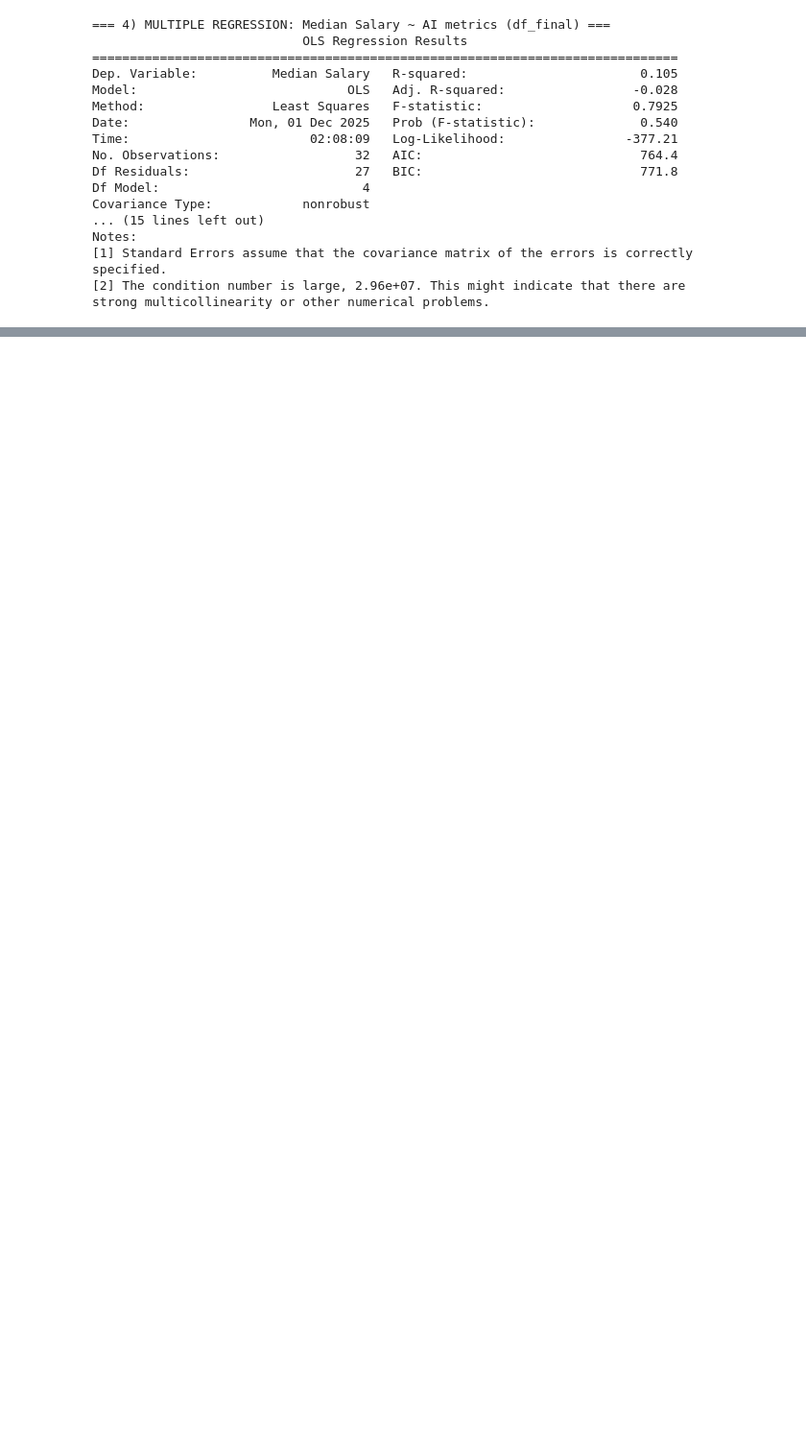
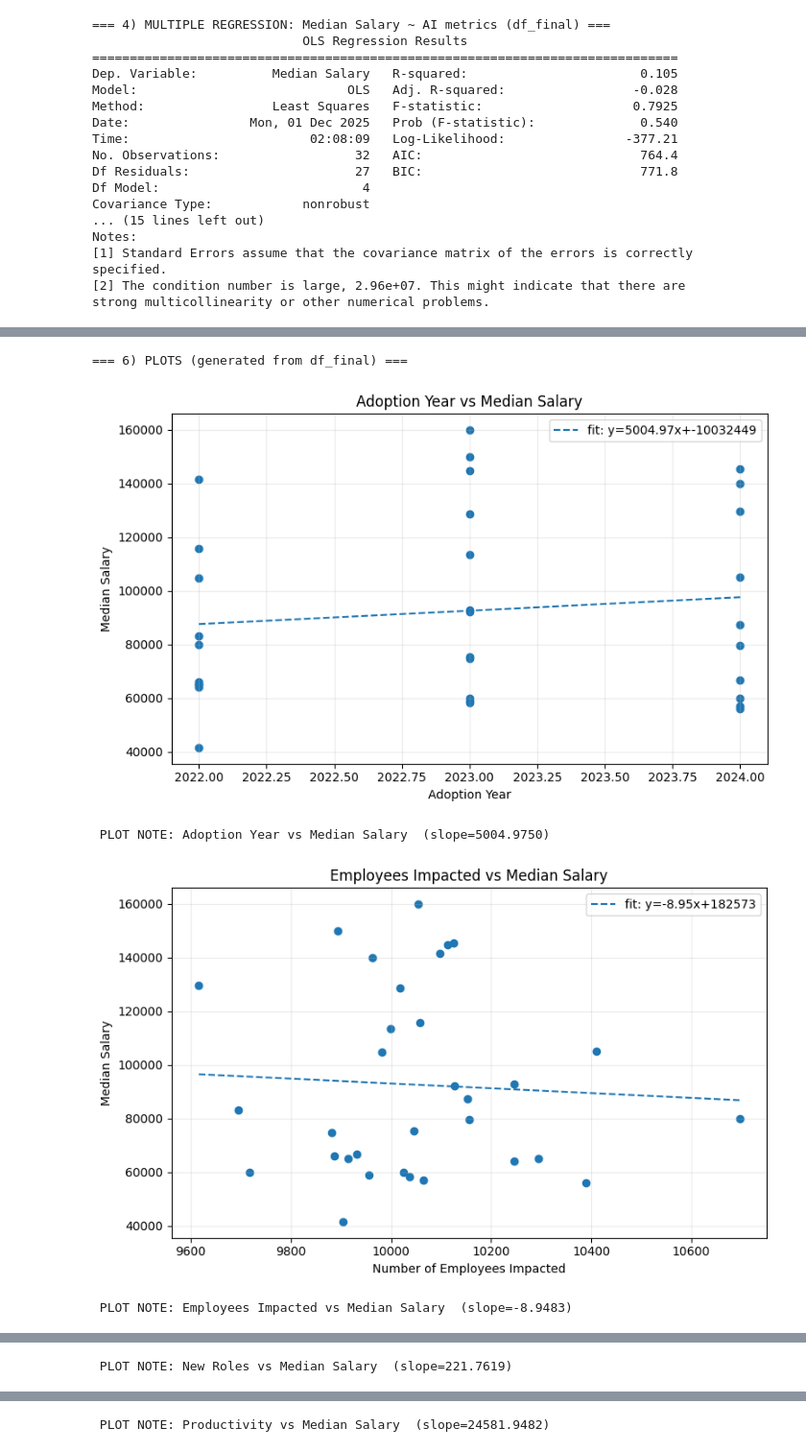
Before and after one commit to nchaubey12/NeuralMET, a Jupyter notebook: notebook/nueramet.ipynb, the cells around one changed output, grey strips where cells are left out. Shown: that part at 96% size. Cells and saved outputs as stored; diff of their text form; code cells hidden in the pictures; blank space fills up the shorter version.

```diff
--- a/notebook/nueramet.ipynb
+++ b/notebook/nueramet.ipynb
@@ -632,0 +841,50 @@ INSIGHT:
+# %%
+print("\n=== 6) PLOTS (generated from df_final) ===")
+plt.rcParams.update({'figure.figsize': (8,5)})
+
+def scatter_and_fit(x_series, y_series, xlabel, ylabel, title, save_path=None):
+    x = x_series.values
+    y = y_series.values
+    plt.figure()
+    plt.scatter(x, y, marker='o')
+    # linear fit
+    try:
+        m, b = np.polyfit(x, y, 1)
+        xs = np.array([x.min(), x.max()])
+        plt.plot(xs, m*xs + b, linestyle='--', label=f"fit: y={m:.2f}x+{b:.0f}")
+        slope_note = f"slope={m:.4f}"
+    except Exception:
+        slope_note = "fit failed"
+    plt.xlabel(xlabel)
+    plt.ylabel(ylabel)
+    plt.title(title)
+    plt.legend()
+    plt.grid(alpha=0.25)
+    plt.tight_layout()
+    if save_path:
+        plt.savefig(save_path, dpi=150)
+        print(f" Saved plot: {save_path}  -- {slope_note}")
+    plt.show()
+    print(f" PLOT NOTE: {title}  ({slope_note})\n")
+
+# Plot A: Adoption Year vs Median Salary
+scatter_and_fit(df_final['Adoption Year'], df_final['Median Salary'],
+                'Adoption Year', 'Median Salary', 'Adoption Year vs Median Salary')
+
+# Plot B: Number of Employees Impacted vs Median Salary
+scatter_and_fit(df_final['Number of Employees Impacted'], df_final['Median Salary'],
+                'Number of Employees Impacted', 'Median Salary', 'Employees Impacted vs Median Salary')
+
+# Plot C: New Roles Created vs Median Salary
+scatter_and_fit(df_final['New Roles Created'], df_final['Median Salary'],
+                'New Roles Created', 'Median Salary', 'New Roles vs Median Salary')
+
+# Plot D: Productivity Change (%) vs Median Salary
+scatter_and_fit(df_final['Productivity Change (%)'], df_final['Median Salary'],
+                'Productivity Change (%)', 'Median Salary', 'Productivity vs Median Salary')
+# %% [output]
+=== 6) PLOTS (generated from df_final) ===
+[figure, added]
+ PLOT NOTE: Adoption Year vs Median Salary  (slope=5004.9750)
+[figure, added]
+ PLOT NOTE: Employees Impacted vs Median Salary  (slope=-8.9483)
@@ -632,0 +892 @@ INSIGHT:
+ PLOT NOTE: New Roles vs Median Salary  (slope=221.7619)
@@ -632,0 +894 @@ INSIGHT:
+ PLOT NOTE: Productivity vs Median Salary  (slope=24581.9482)
```
Also changed, not shown: parts of 24 cells of this notebook, 1 other file.
